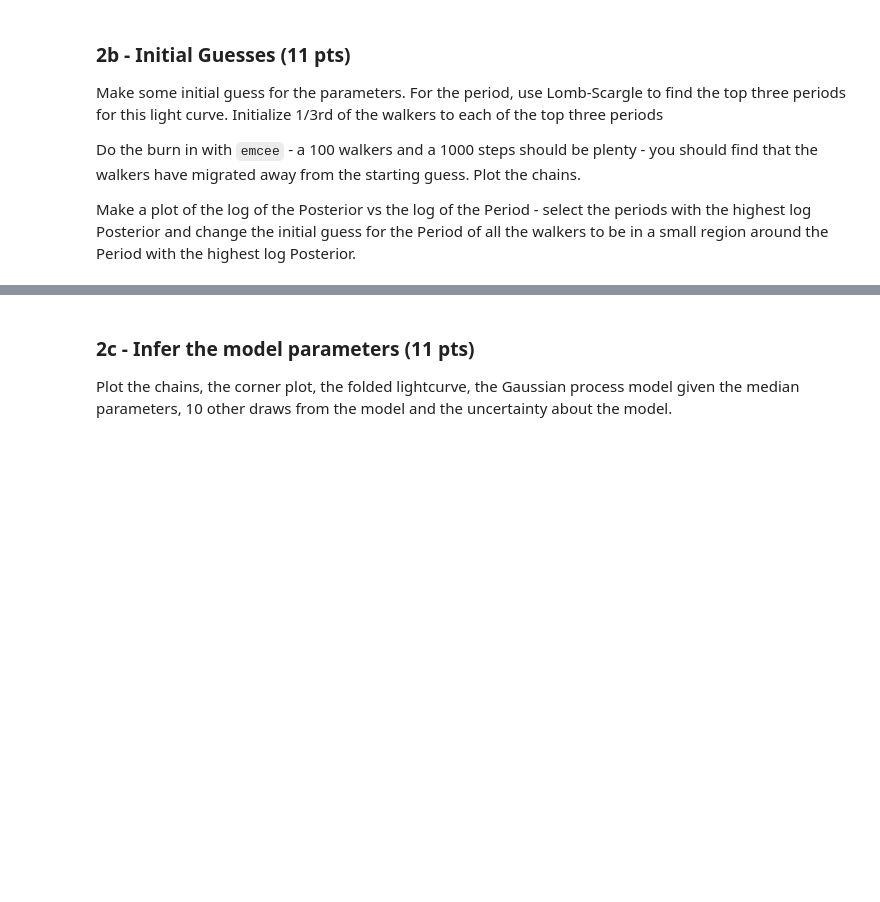
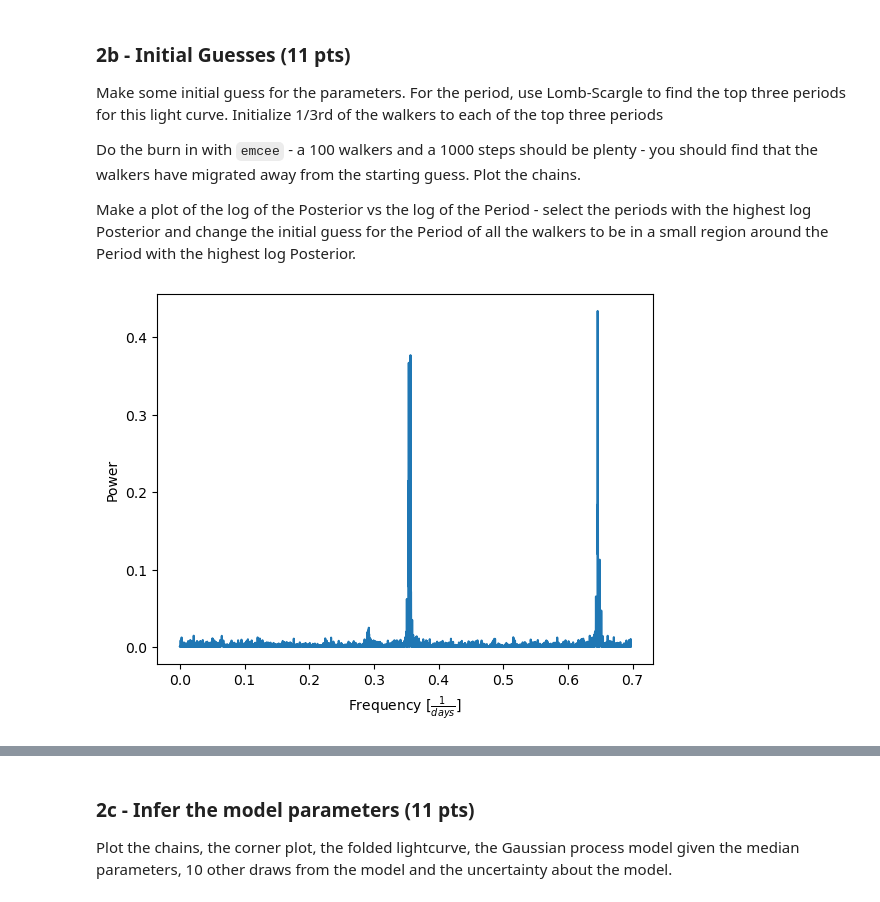
Before and after one commit to gnarayan/ast596_2023_Spring, a Jupyter notebook: homework/AthishThiruvengadam/final/final.ipynb, the cells around one changed output, grey strips where cells are left out. Drawn from its saved outputs; the diff is of its cells as text; code cells hidden in the pictures; blank space fills up the shorter version.

```diff
--- a/homework/AthishThiruvengadam/final/final.ipynb
+++ b/homework/AthishThiruvengadam/final/final.ipynb
@@ -252,0 +341,9 @@ Make a plot of the log of the Posterior vs the log of the Period - select the pe
+# %%
+# LombScargle Periodogram
+freq, power = LombScargle(t, y).autopower()
+plt.plot(freq, power)
+plt.xlabel(r"Frequency [$\frac{1}{days}$]")
+plt.ylabel("Power")
+plt.show()
+# %% [output]
+[figure, added]
```
Also changed, not shown: parts of 34 cells of this notebook.
